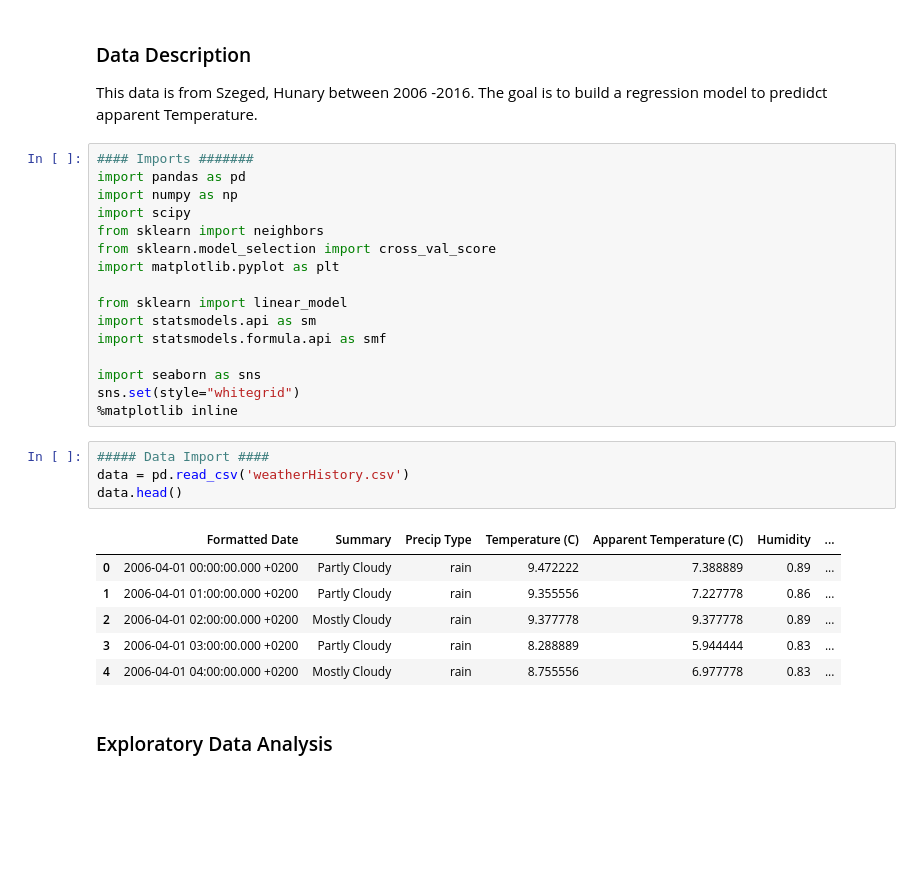
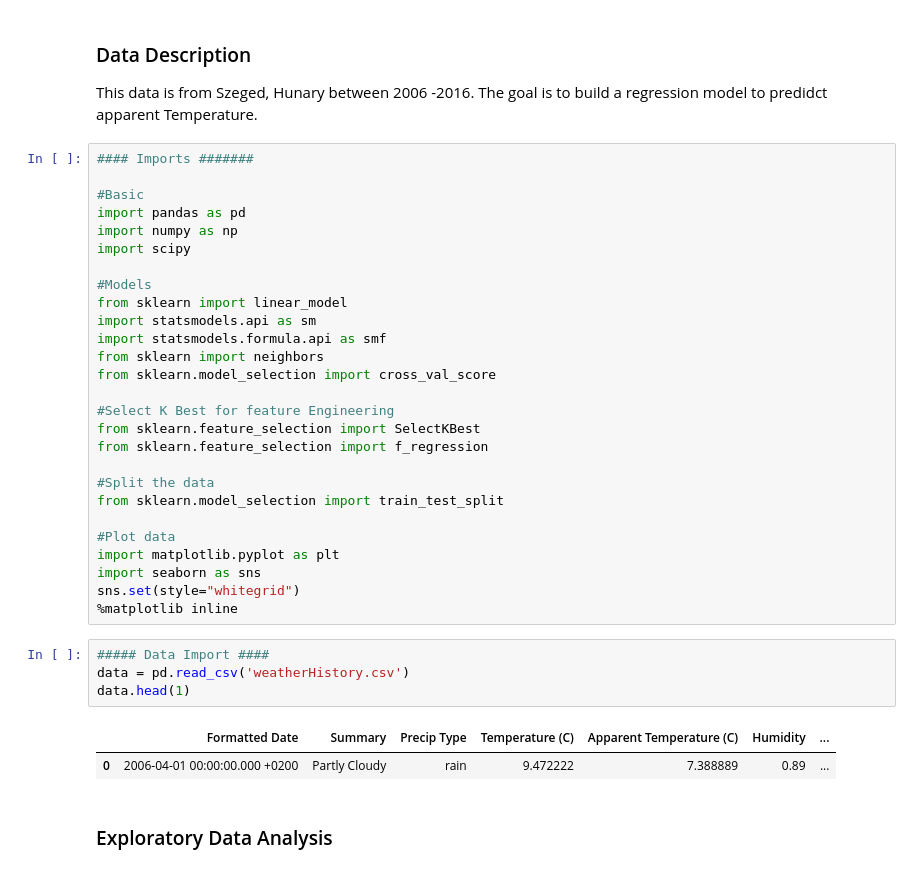
Before and after one commit to madderle/Data-Science-Bootcamp, a Jupyter notebook: Unit 3/KNN/Challenge Model Comparison.ipynb, the cells around one changed output. Saved outputs shown, nothing was run; the diff lists cells and outputs as text; blank space fills up the shorter version.

```diff
--- a/Unit 3/KNN/Challenge Model Comparison.ipynb
+++ b/Unit 3/KNN/Challenge Model Comparison.ipynb
@@ -8,30 +8,37 @@ Find a data set and build a KNN Regression and an OLS regression. Compare the tw
 This data is from Szeged, Hunary between 2006 -2016. The goal is to build a regression model to predidct apparent Temperature.
 # %%
 #### Imports #######
+
+#Basic
 import pandas as pd
 import numpy as np
 import scipy
-from sklearn import neighbors
-from sklearn.model_selection import cross_val_score
-import matplotlib.pyplot as plt
 
+#Models
 from sklearn import linear_model
 import statsmodels.api as sm
 import statsmodels.formula.api as smf
+from sklearn import neighbors
+from sklearn.model_selection import cross_val_score
 
+#Select K Best for feature Engineering
+from sklearn.feature_selection import SelectKBest
+from sklearn.feature_selection import f_regression
+
+#Split the data
+from sklearn.model_selection import train_test_split
+
+#Plot data
+import matplotlib.pyplot as plt
 import seaborn as sns
 sns.set(style="whitegrid")
 %matplotlib inline
 # %%
 ##### Data Import ####
 data = pd.read_csv('weatherHistory.csv')
-data.head()
+data.head(1)
 # %% [output]
 |  | Formatted Date | Summary | Precip Type | Temperature (C) | Apparent Temperature (C) | Humidity | ... |
 | 0 | 2006-04-01 00:00:00.000 +0200 | Partly Cloudy | rain | 9.472222 | 7.388889 | 0.89 | ... |
-| 1 | 2006-04-01 01:00:00.000 +0200 | Partly Cloudy | rain | 9.355556 | 7.227778 | 0.86 | ... |
-| 2 | 2006-04-01 02:00:00.000 +0200 | Mostly Cloudy | rain | 9.377778 | 9.377778 | 0.89 | ... |
-| 3 | 2006-04-01 03:00:00.000 +0200 | Partly Cloudy | rain | 8.288889 | 5.944444 | 0.83 | ... |
-| 4 | 2006-04-01 04:00:00.000 +0200 | Mostly Cloudy | rain | 8.755556 | 6.977778 | 0.83 | ... |
 # %% [markdown]
 ### Exploratory Data Analysis
```
Also changed, not shown: parts of 25 cells of this notebook.
